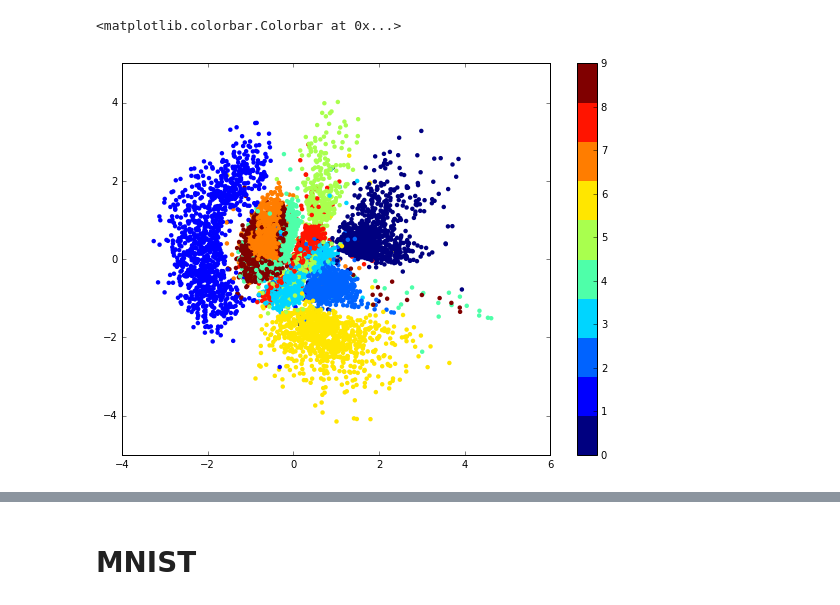
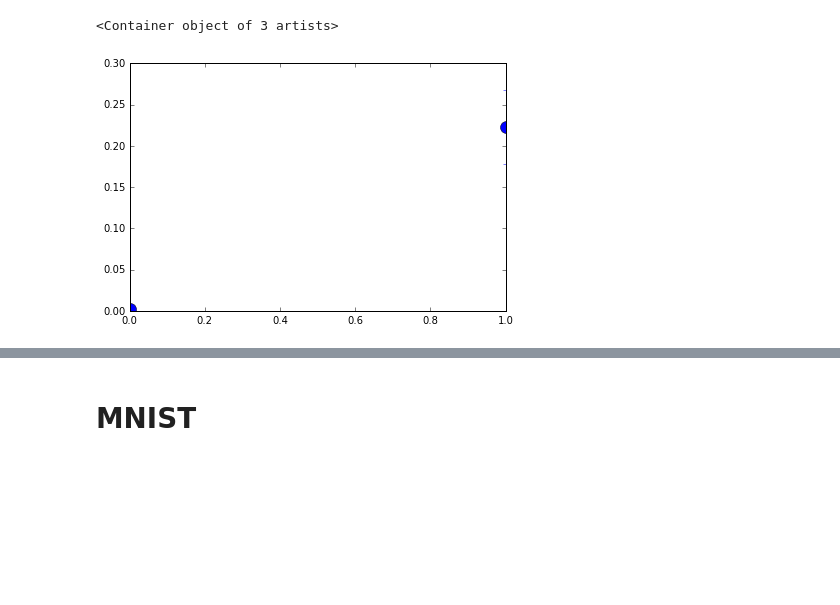
Before and after one commit to p-koo/theanomics, a Jupyter notebook: notebook/Convolutional autoencoding variational Bayes.ipynb, the cells around one changed output, grey strips where cells are left out. Cells and saved outputs as stored; diff of their text form; code cells hidden in the pictures; blank space fills up the shorter version.

```diff
--- a/notebook/Convolutional autoencoding variational Bayes.ipynb
+++ b/notebook/Convolutional autoencoding variational Bayes.ipynb
@@ -46,0 +68,3 @@ loading test data
+# %%
+model_name = "autoencode_motif_model"
+nnmodel = NeuralNet(model_name, shape, num_labels)
@@ -445,20 +455,48 @@ for index in range(270,290):
+# %%
+def statistics(net, target_var):
+    z_mu = get_output(net['encode_mu'], deterministic=True)
+    z_logsigma = get_output(net['encode_logsigma'], deterministic=True)
+    x_mu = get_output(net['X'], deterministic=True)
+    x_mu = T.clip(x_mu, 1e-7, 1-1e-7)
+    x_logsigma = .5#T.log(T.sqrt(x_mu*(1-x_mu)))
+    kl_divergence = 0.5*(1 + 2*z_logsigma - T.sqr(z_mu) - T.exp(2*z_logsigma))
+    log_likelihood = -0.5*T.log(2*np.float32(np.pi))- x_logsigma - 0.5*T.sqr(target_var-x_mu)/T.exp(2*x_logsigma)
+    return kl_divergence, log_likelihood
+kl_divergence, log_likelihood = statistics(net, input_var)
+
+statistics_fun = theano.function([input_var],[kl_divergence, log_likelihood])
+
+batch_size = 100
+num_test_batches = X_val.shape[0] // batch_size
+test_batches = batch_generator(X_val, batch_size, shuffle=False)
+
+kldiv = []
+logL = []
+for index in range(num_test_batches):
+    stats = statistics_fun(next(test_batches))
+    kldiv.append(stats[0])
+    logL.append(stats[1])
+
+kldiv = np.array(kldiv).reshape([-1,stats[0].shape[1]])
+logL = np.array(logL).reshape([-1,stats[1].shape[1]])
+
+
+plt.figure
+plt.errorbar(range(num_encode),-np.mean(kldiv,axis=0),np.std(kldiv,axis=0), fmt='o', markersize=12)
+# %% [output]
+<Container object of 3 artists>
+[figure, added]
 # %%
 z = get_output(net['Z'], deterministic=True)
 test_fun = theano.function([input_var], z)
 
 batch_size = 100
-num_test_batches = X_test.shape[0] // batch_size
-test_batches = batch_generator(X_test, batch_size, shuffle=False)
+num_test_batches = test[0].shape[0] // batch_size
+test_batches = batch_generator(test[0], batch_size, shuffle=False)
 
 prediction = []
 for index in range(num_test_batches):
     prediction.append(test_fun(next(test_batches)))
 
-prediction = np.array(prediction).reshape([-1,2])
-
-plt.figure(figsize=(8, 6))
-plt.scatter(prediction[:,0], prediction[:,1], c=y_test, cmap=plt.cm.get_cmap("jet", 10),  edgecolor='none')
-plt.colorbar()
+prediction = np.array(prediction)
+prediction = prediction.reshape([-1,num_encode])
-# %% [output]
-<matplotlib.colorbar.Colorbar at 0x...>
-[figure, removed]
```
Also changed, not shown: parts of 22 cells of this notebook, 25 other files.
